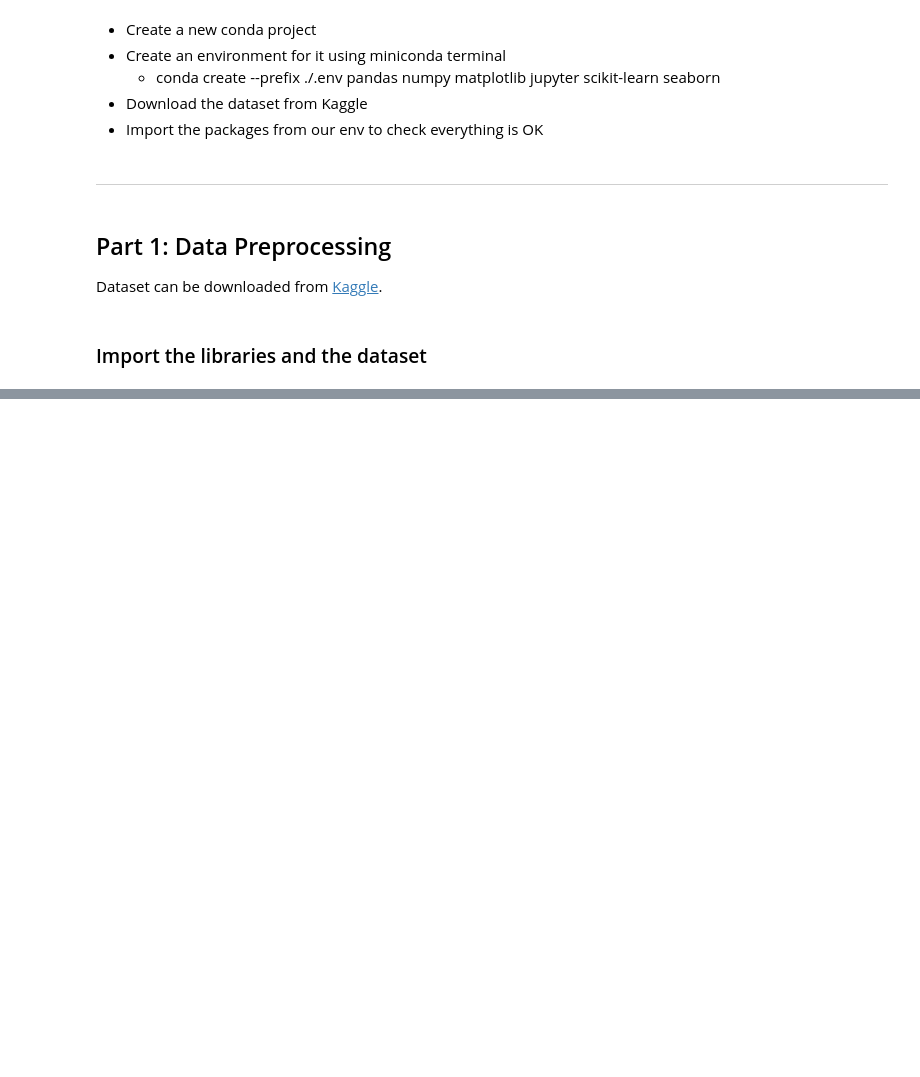
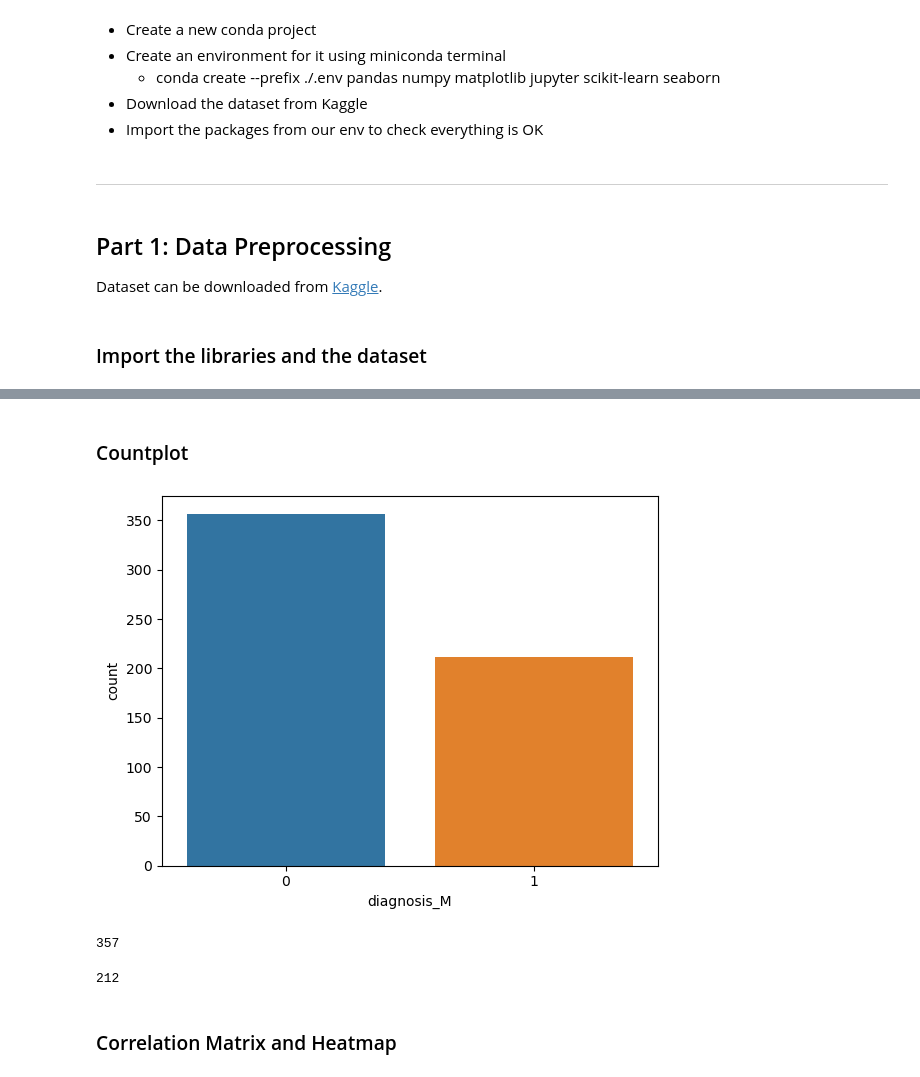
Before and after one commit to rosustefan/complete_ml_ds_bootcamp_2023, a Jupyter notebook: breast-cancer-wisconsin-project/breast-cancer-wisconsin-classification.ipynb, the cells around one changed output, grey strips where cells are left out. Cells and saved outputs as stored; diff of their text form; code cells hidden in the pictures; blank space fills up the shorter version.

Commit message:
Complete data preprocessing: correlation matrix, heatmap, data split into X & y, ind. feature scaling

```diff
--- a/breast-cancer-wisconsin-project/breast-cancer-wisconsin-classification.ipynb
+++ b/breast-cancer-wisconsin-project/breast-cancer-wisconsin-classification.ipynb
@@ -38,0 +153,4 @@ dataset.head()
+# %%
+# drop the column which has all values null, not useful for DA
+dataset.drop(columns='Unnamed: 32',
+             inplace=True)
@@ -38,0 +184,7 @@ dataset.head()
+# %%
+# one hot encoding
+# convert categorical values ['M' 'B']
+# into true or false values [0, 1]
+# and drop the original values
+dataset = pd.get_dummies(data=dataset,
+                         drop_first=True)
@@ -38,0 +201,20 @@ dataset.head()
+# %% [markdown]
+### Countplot
+# %%
+sns.countplot(x=dataset['diagnosis_M'],
+              label='Count')
+plt.show()
+# %% [output]
+[figure, added]
+# %%
+# count benign values (B)
+(dataset.diagnosis_M == 0).sum()
+# %% [output]
+357
+# %%
+# count malignant values (M)
+(dataset.diagnosis_M == 1).sum()
+# %% [output]
+212
+# %% [markdown]
+### Correlation Matrix and Heatmap
```
Also changed, not shown: parts of 51 cells of this notebook.
